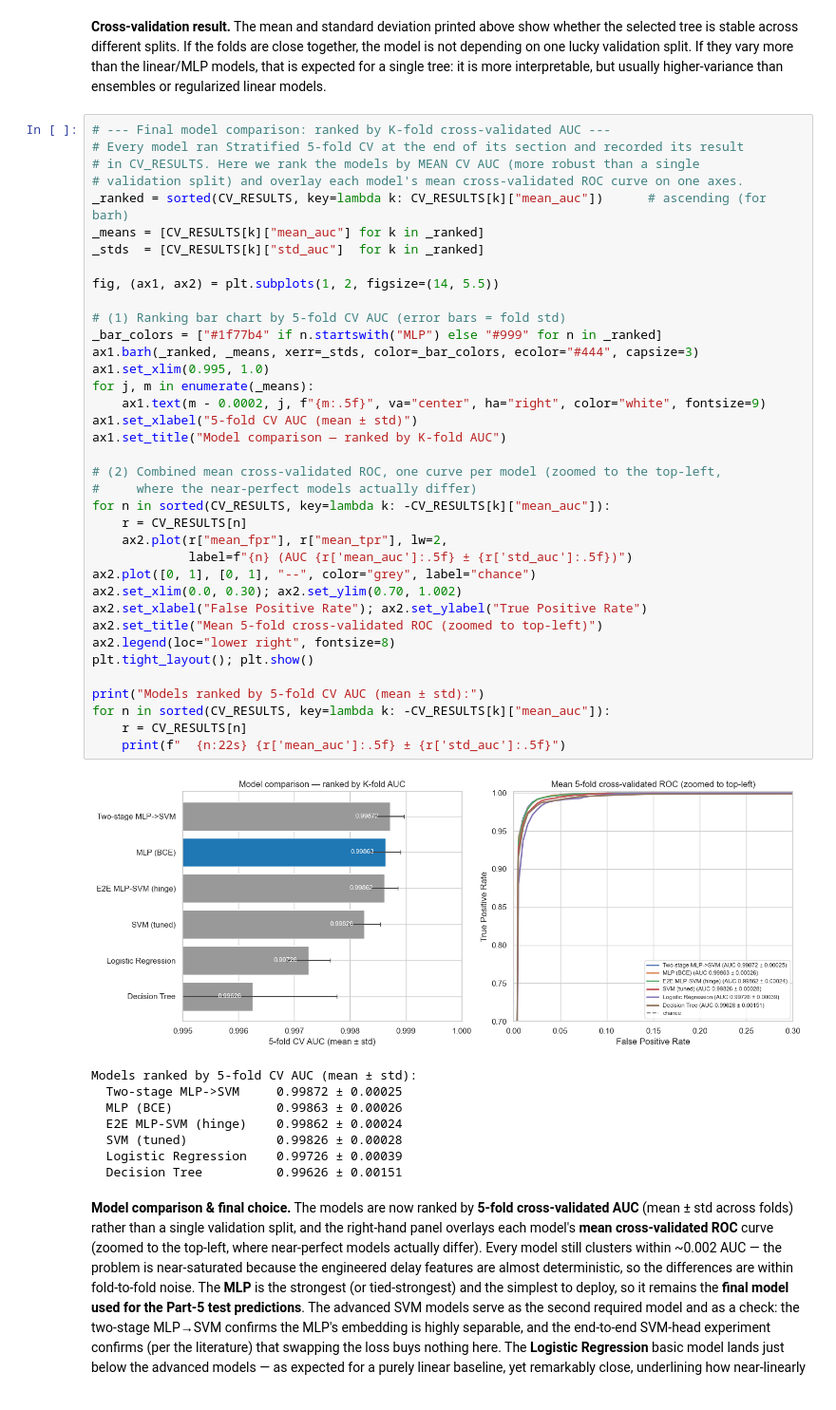
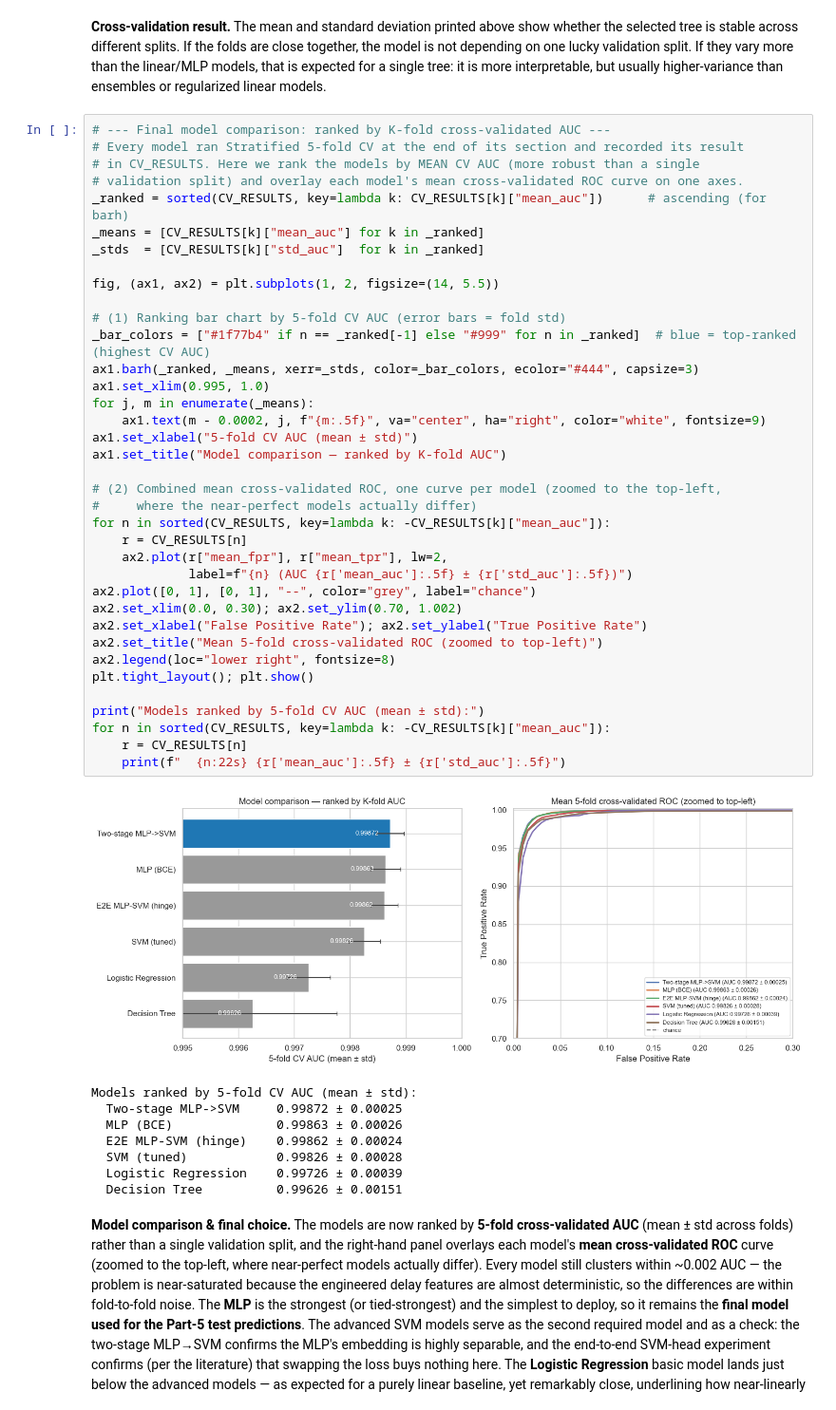
Before and after one commit to tomerbd007/LogisticsTransferPrediction, a Jupyter notebook: main.ipynb, the cells around one changed output. Shown at 95% size. Cells and saved outputs as stored; diff of their text form.

```diff
--- a/main.ipynb
+++ b/main.ipynb
@@ -3446,35 +3446,35 @@ _means = [CV_RESULTS[k]["mean_auc"] for k in _ranked]
 _stds  = [CV_RESULTS[k]["std_auc"]  for k in _ranked]
 
 fig, (ax1, ax2) = plt.subplots(1, 2, figsize=(14, 5.5))
 
 # (1) Ranking bar chart by 5-fold CV AUC (error bars = fold std)
-_bar_colors = ["#1f77b4" if n.startswith("MLP") else "#999" for n in _ranked]
+_bar_colors = ["#1f77b4" if n == _ranked[-1] else "#999" for n in _ranked]  # blue = top-ranked (highest CV AUC)
 ax1.barh(_ranked, _means, xerr=_stds, color=_bar_colors, ecolor="#444", capsize=3)
 ax1.set_xlim(0.995, 1.0)
 for j, m in enumerate(_means):
     ax1.text(m - 0.0002, j, f"{m:.5f}", va="center", ha="right", color="white", fontsize=9)
 ax1.set_xlabel("5-fold CV AUC (mean ± std)")
 ax1.set_title("Model comparison — ranked by K-fold AUC")
 
 # (2) Combined mean cross-validated ROC, one curve per model (zoomed to the top-left,
 #     where the near-perfect models actually differ)
 for n in sorted(CV_RESULTS, key=lambda k: -CV_RESULTS[k]["mean_auc"]):
     r = CV_RESULTS[n]
     ax2.plot(r["mean_fpr"], r["mean_tpr"], lw=2,
              label=f"{n} (AUC {r['mean_auc']:.5f} ± {r['std_auc']:.5f})")
 ax2.plot([0, 1], [0, 1], "--", color="grey", label="chance")
 ax2.set_xlim(0.0, 0.30); ax2.set_ylim(0.70, 1.002)
 ax2.set_xlabel("False Positive Rate"); ax2.set_ylabel("True Positive Rate")
 ax2.set_title("Mean 5-fold cross-validated ROC (zoomed to top-left)")
 ax2.legend(loc="lower right", fontsize=8)
 plt.tight_layout(); plt.show()
 
 print("Models ranked by 5-fold CV AUC (mean ± std):")
 for n in sorted(CV_RESULTS, key=lambda k: -CV_RESULTS[k]["mean_auc"]):
     r = CV_RESULTS[n]
     print(f"  {n:22s} {r['mean_auc']:.5f} ± {r['std_auc']:.5f}")
 # %% [output]
-[figure, old version]
+[figure, new version]
 Models ranked by 5-fold CV AUC (mean ± std):
   Two-stage MLP->SVM     0.99872 ± 0.00025
   MLP (BCE)              0.99863 ± 0.00026
```
Also changed, not shown: parts of 1 cell of this notebook.
